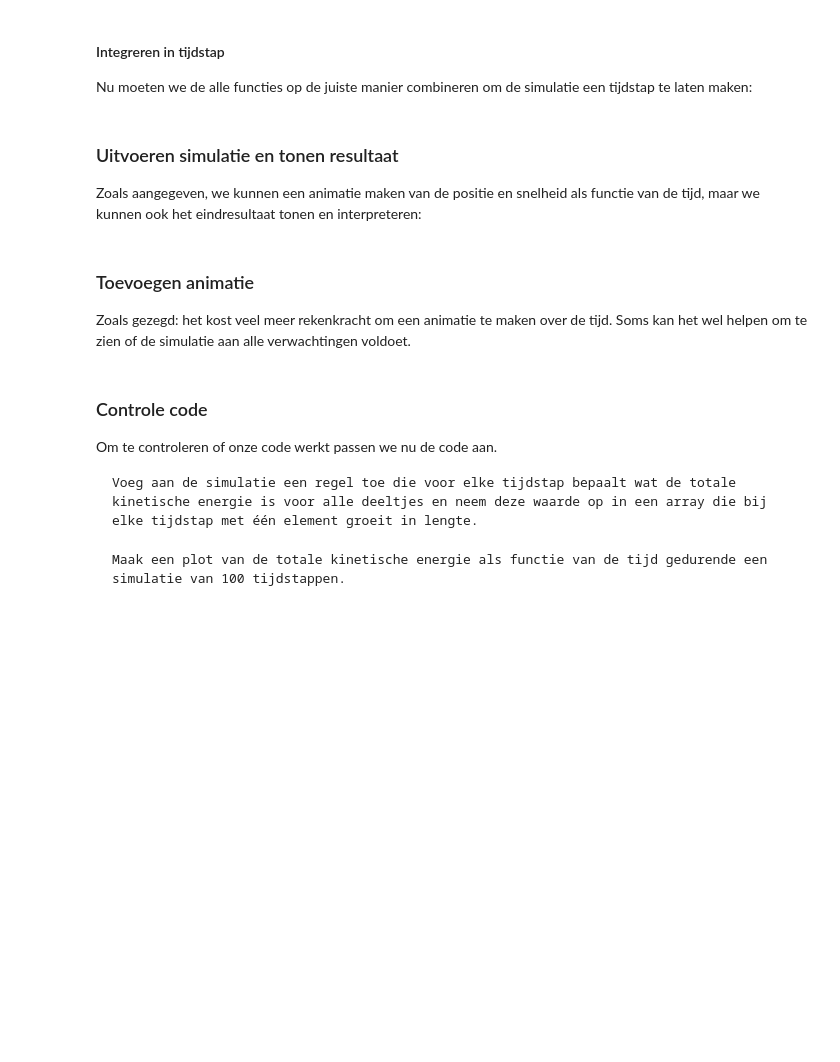
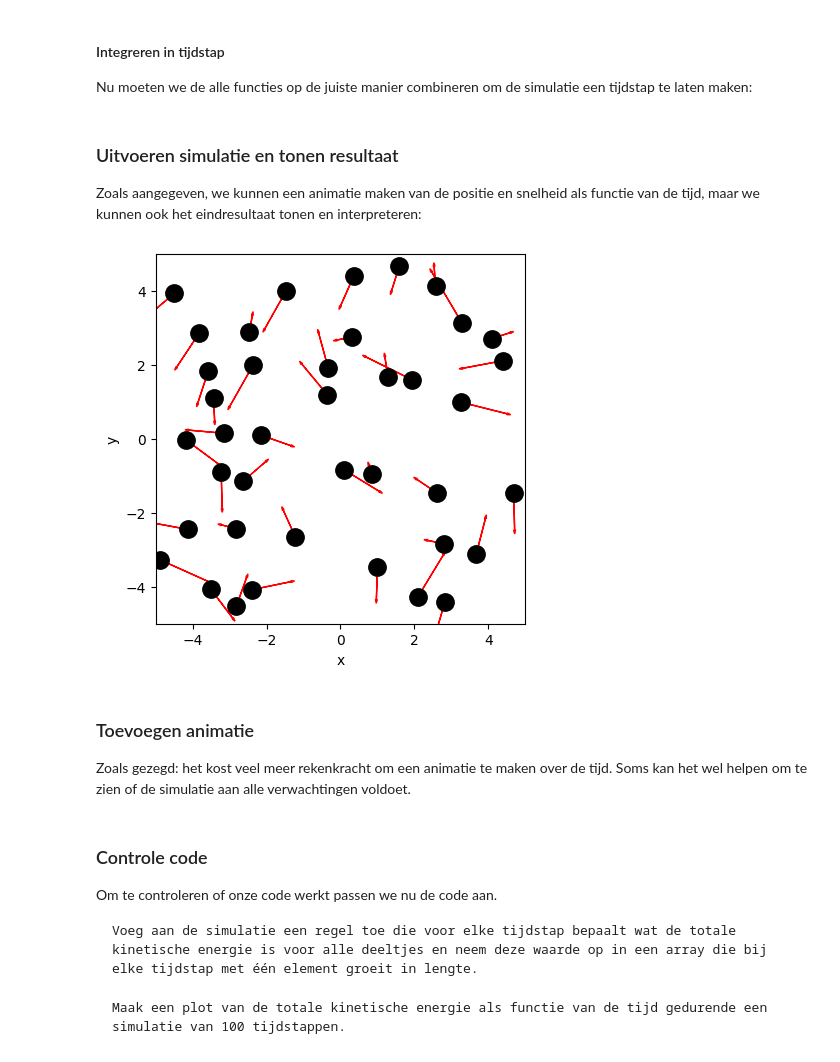
Before and after one commit to Contemporary-Physicslab/PySim, a Jupyter notebook: book/Q2/Recap.ipynb, the cells around one changed output. Drawn from its saved outputs; the diff is of its cells as text; code cells hidden in the pictures; blank space fills up the shorter version.

```diff
--- a/book/Q2/Recap.ipynb
+++ b/book/Q2/Recap.ipynb
@@ -93,20 +92,17 @@ def collide_detection(p1: ParticleClass, p2: ParticleClass) -> bool:
 
 def particle_collision(p1: ParticleClass, p2: ParticleClass):
     """ past snelheden aan uitgaande van overlap """
-    r1, r2 = p1.r, p2.r
-    v1, v2 = p1.v, p2.v
     m1, m2 = p1.m, p2.m
-    delta_r = r1 - r2
-    delta_v = v1 - v2
+    delta_r = p1.r - p2.r
+    delta_v = p1.v - p2.v
+    dot_product = np.dot(delta_r, delta_v)
     # Als deeltjes van elkaar weg bewegen dan geen botsing
-    if np.dot(delta_r, delta_v) > 0:
+    if dot_product >= 0: # '='-teken voorkomt ook problemen als delta_r == \vec{0}
         return
-    distance_squared = np.dot(delta_r, delta_r) + 1e-12  # voorkom deling door 0
+    distance_squared = np.dot(delta_r, delta_r)
     # Botsing oplossen volgens elastische botsing in 2D
-    v1_new = v1 - 2 * m2 / (m1 + m2) * np.dot(delta_v, delta_r) / distance_squared * delta_r
-    v2_new = v2 - 2 * m1 / (m1 + m2) * np.dot(-delta_v, -delta_r) / distance_squared * (-delta_r)
-    p1.v = v1_new
-    p2.v = v2_new
+    p1.v -= 2 * m2 / (m1 + m2) * dot_product / distance_squared * delta_r
+    p2.v += 2 * m1 / (m1 + m2) * dot_product / distance_squared * delta_r
 # %% [markdown]
 ### Volume en randvoorwaarden
 
@@ -119,9 +115,9 @@ We maken gebruik van een truc die in veel simulaties wordt gebruikt: we maken ge
 def box_collision(particle: ParticleClass):
     ''' botsing met wanden geeft periodieke randvoorwaarden '''
     for i in range(2):
-        if particle.r[i] > BOX_LENGTH_0:
+        if particle.r[i] > BOX_SIZE_0 / 2:
             particle.r[i] -= BOX_SIZE_0
-        elif particle.r[i] < -BOX_LENGTH_0:
+        elif particle.r[i] < -BOX_SIZE_0 / 2:
             particle.r[i] += BOX_SIZE_0
     # HIERONDER OUDE CODE OM NIET TE VERLIEZEN
     # if abs(particle.r[0]) + particle.R > BOX_LENGTH_0:
@@ -150,7 +146,7 @@ def create_particles(particles):
     for i in range(N):
         vx = np.random.uniform(-V_0, V_0)
         vy = np.random.choice([-1, 1]) * np.sqrt(V_0**2 - vx**2)
-        pos = np.random.uniform(-BOX_LENGTH_0+RADIUS, BOX_LENGTH_0-RADIUS, 2)
+        pos = np.random.uniform(-BOX_SIZE_0/2 + RADIUS, BOX_SIZE_0/2 - RADIUS, 2)
         particles.append(ParticleClass(m=1.0, v=[vx, vy], r=pos, R=RADIUS))
 # %% [markdown]
 #### Controleren op onderlinge botsingen
@@ -158,16 +154,12 @@ def create_particles(particles):
 Om de botsingen van alle deeltjes goed te verwerken moeten we controleren welke paren deeltjes met elkaar moeten botsen en deze botsingen één keer uitvoeren. Om niet twee keer dezelfde botsing uit te voeren, slaan we de deeltjes die we al in de berekening hebben meegenomen in de toekomst over. Dat doen we door deze deeltjes op de `ignore_list` te zetten.
 # %%
 def handle_collisions(particles):
-    ignore_list = []
-    for p1 in particles:
-        if p1 in ignore_list:                                   # overslaan als partner al geweest is
-            continue
-        for p2 in particles:
-            if p1 is p2:
-                continue
-            if collide_detection(p1, p2):
-                particle_collision(p1, p2)
-                ignore_list.append(p2)                          # partner uitsluiten van de berekening
+    """ alle onderlinge botsingen afhandelen voor deeltjes in lijst """
+    num_particles = len(particles)
+    for i in range(num_particles):
+        for j in range(i+1, num_particles):
+            if collide_detection(particles[i], particles[j]):
+                particle_collision(particles[i], particles[j])
 # %% [markdown]
 #### Controleren op botsingen met wanden
 
@@ -194,21 +186,23 @@ Zoals aangegeven, we kunnen een animatie maken van de positie en snelheid als fu
 # %%
 particles = []
 create_particles(particles)
 for i in range(100):
     take_time_step(particles)
 
 plt.figure()
 plt.xlabel('x')
 plt.ylabel('y')
 plt.gca().set_aspect('equal')
-plt.xlim(-BOX_LENGTH_0, BOX_LENGTH_0)
-plt.ylim(-BOX_LENGTH_0, BOX_LENGTH_0)
+plt.xlim(-BOX_SIZE_0/2, BOX_SIZE_0/2)
+plt.ylim(-BOX_SIZE_0/2, BOX_SIZE_0/2)
 
 for p in particles:
     plt.plot(p.r[0], p.r[1], 'k.', ms=25)
     plt.arrow(p.r[0], p.r[1], p.v[0], p.v[1],
               head_width=0.05, head_length=0.1, color='red')
 plt.show()
+# %% [output]
+[figure, added]
 # %% [markdown]
 ### Toevoegen animatie
 
```
Also changed, not shown: parts of 4 cells of this notebook.
